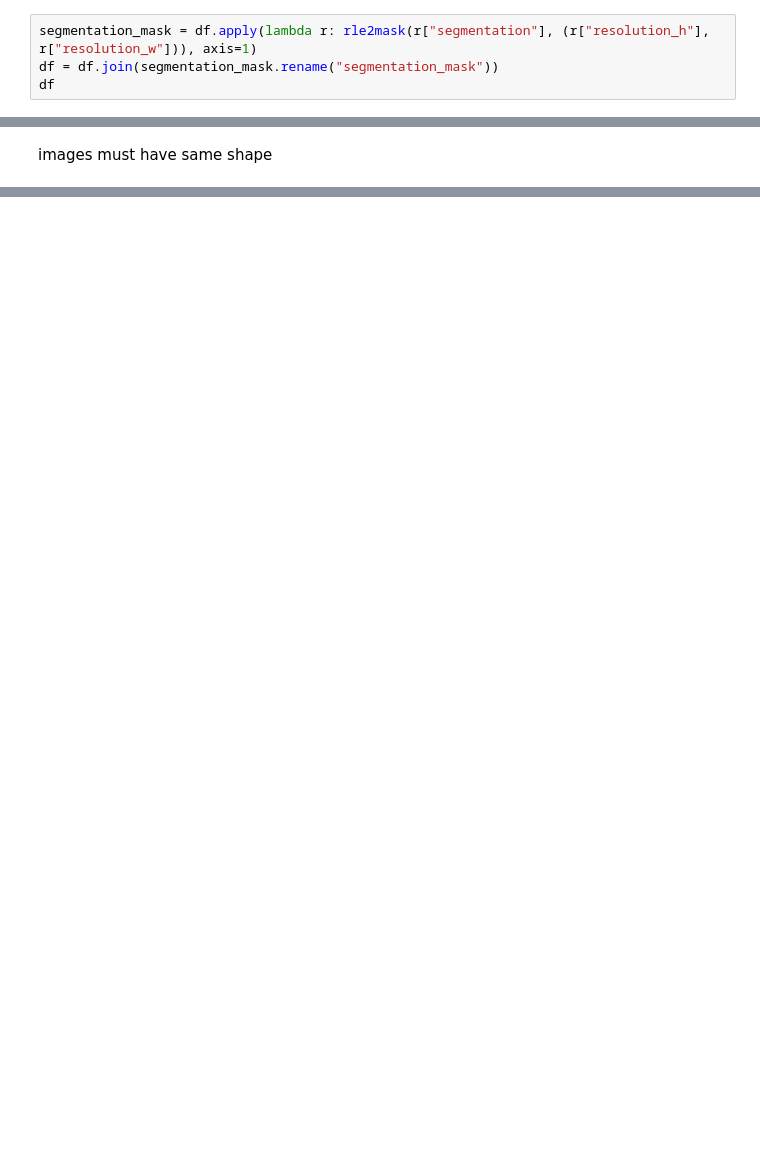
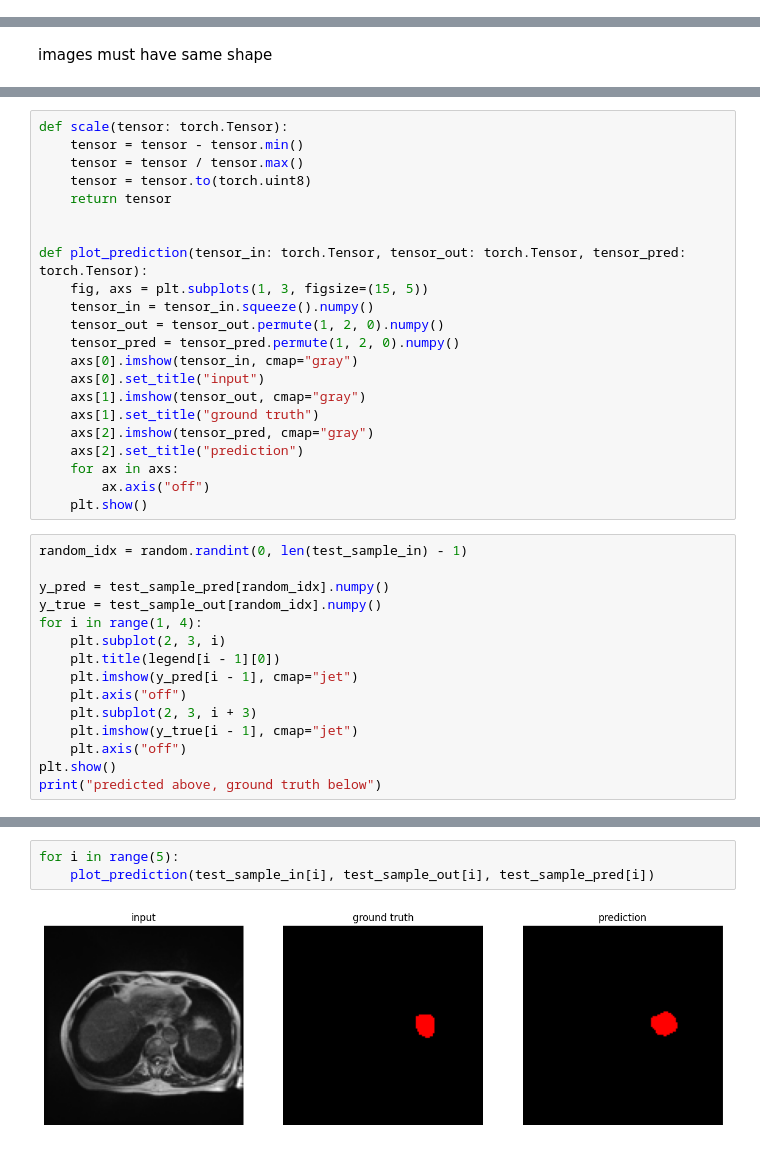
Before and after one commit to LorenzoBoccalon/random-shoot, a Jupyter notebook: u-net-image-segmentation.ipynb, the cells around one changed output, grey strips where cells are left out. Cells and saved outputs as stored; diff of their text form; blank space fills up the shorter version.

```diff
--- a/u-net-image-segmentation.ipynb
+++ b/u-net-image-segmentation.ipynb
@@ -140,4 +177,0 @@ def rle2mask(mask_rle: str, shape: tuple[int, int] = (266, 266)):
-# %%
-segmentation_mask = df.apply(lambda r: rle2mask(r["segmentation"], (r["resolution_h"], r["resolution_w"])), axis=1)
-df = df.join(segmentation_mask.rename("segmentation_mask"))
-df
@@ -425,0 +540,37 @@ Epoch [0/10], Loss: 0.0349
+# %%
+def scale(tensor: torch.Tensor):
+    tensor = tensor - tensor.min()
+    tensor = tensor / tensor.max()
+    tensor = tensor.to(torch.uint8)
+    return tensor
+
+
+def plot_prediction(tensor_in: torch.Tensor, tensor_out: torch.Tensor, tensor_pred: torch.Tensor):
+    fig, axs = plt.subplots(1, 3, figsize=(15, 5))
+    tensor_in = tensor_in.squeeze().numpy()
+    tensor_out = tensor_out.permute(1, 2, 0).numpy()
+    tensor_pred = tensor_pred.permute(1, 2, 0).numpy()
+    axs[0].imshow(tensor_in, cmap="gray")
+    axs[0].set_title("input")
+    axs[1].imshow(tensor_out, cmap="gray")
+    axs[1].set_title("ground truth")
+    axs[2].imshow(tensor_pred, cmap="gray")
+    axs[2].set_title("prediction")
+    for ax in axs:
+        ax.axis("off")
+    plt.show()
+# %%
+random_idx = random.randint(0, len(test_sample_in) - 1)
+
+y_pred = test_sample_pred[random_idx].numpy()
+y_true = test_sample_out[random_idx].numpy()
+for i in range(1, 4):
+    plt.subplot(2, 3, i)
+    plt.title(legend[i - 1][0])
+    plt.imshow(y_pred[i - 1], cmap="jet")
+    plt.axis("off")
+    plt.subplot(2, 3, i + 3)
+    plt.imshow(y_true[i - 1], cmap="jet")
+    plt.axis("off")
+plt.show()
+print("predicted above, ground truth below")
@@ -425,0 +580,5 @@ Epoch [0/10], Loss: 0.0349
+# %%
+for i in range(5):
+    plot_prediction(test_sample_in[i], test_sample_out[i], test_sample_pred[i])
+# %% [output]
+[figure, added]
```
Also changed, not shown: parts of 34 cells of this notebook, 6 other files.
